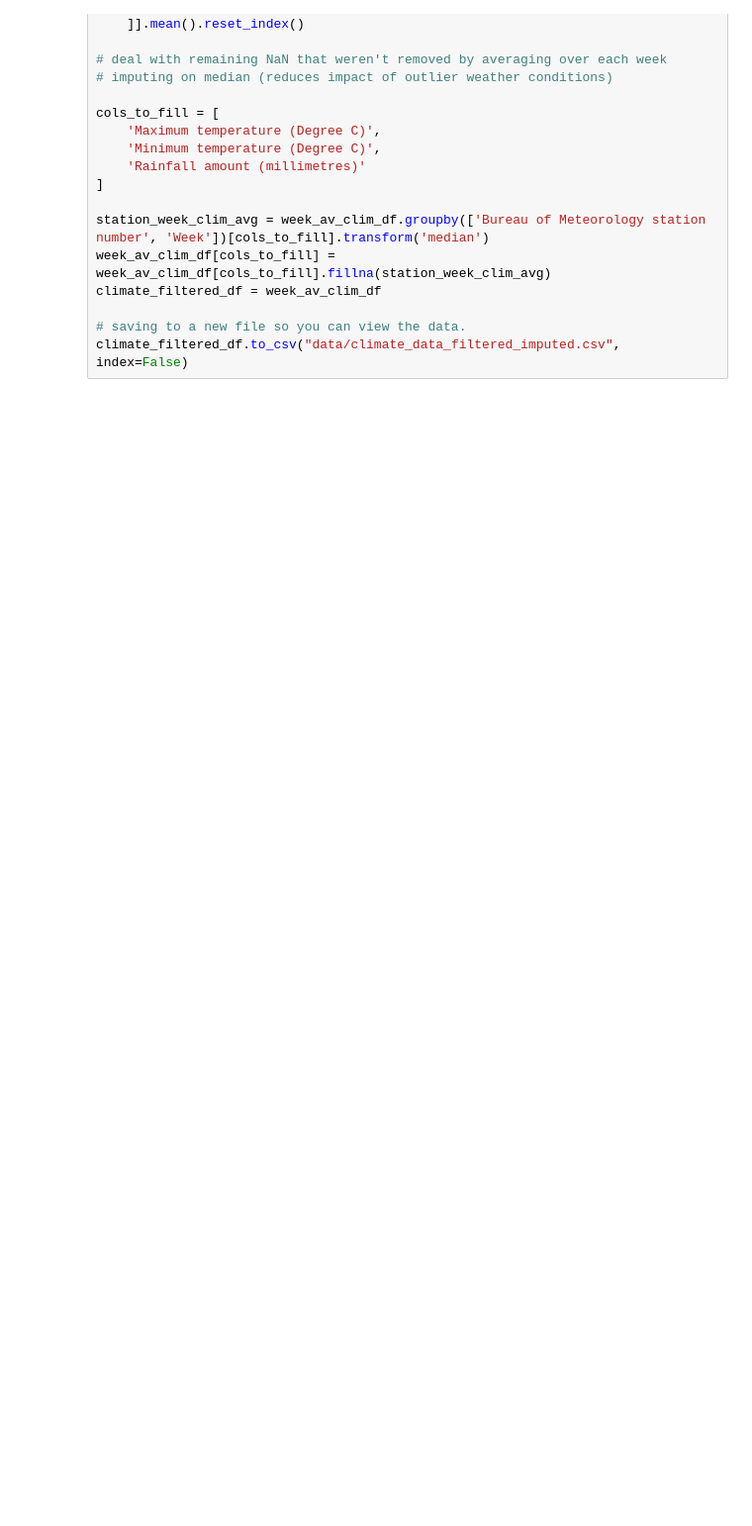
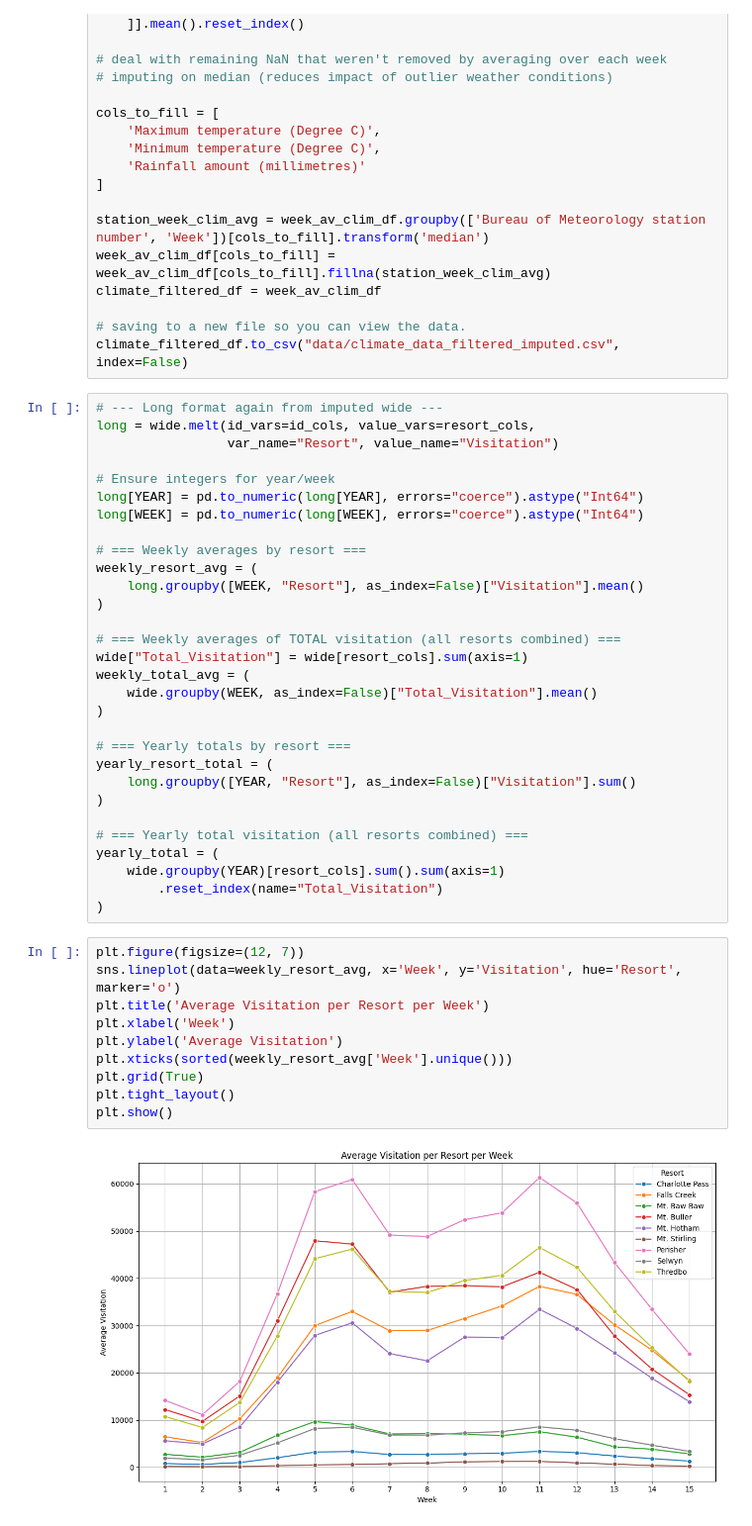
Before and after one commit to JamesGossy/imc_datathon, a Jupyter notebook: DataExploration_v2.ipynb, the cells around one changed output. Shown at 99% size. Cells and saved outputs as stored; diff of their text form; blank space fills up the shorter version.

Commit message:
Added data visualisations

```diff
--- a/DataExploration_v2.ipynb
+++ b/DataExploration_v2.ipynb
@@ -135,3 +137,45 @@ climate_filtered_df = week_av_clim_df
 
 # saving to a new file so you can view the data.
 climate_filtered_df.to_csv("data/climate_data_filtered_imputed.csv", index=False)
+# %%
+# --- Long format again from imputed wide ---
+long = wide.melt(id_vars=id_cols, value_vars=resort_cols,
+                 var_name="Resort", value_name="Visitation")
+
+# Ensure integers for year/week
+long[YEAR] = pd.to_numeric(long[YEAR], errors="coerce").astype("Int64")
+long[WEEK] = pd.to_numeric(long[WEEK], errors="coerce").astype("Int64")
+
+# === Weekly averages by resort ===
+weekly_resort_avg = (
+    long.groupby([WEEK, "Resort"], as_index=False)["Visitation"].mean()
+)
+
+# === Weekly averages of TOTAL visitation (all resorts combined) ===
+wide["Total_Visitation"] = wide[resort_cols].sum(axis=1)
+weekly_total_avg = (
+    wide.groupby(WEEK, as_index=False)["Total_Visitation"].mean()
+)
+
+# === Yearly totals by resort ===
+yearly_resort_total = (
+    long.groupby([YEAR, "Resort"], as_index=False)["Visitation"].sum()
+)
+
+# === Yearly total visitation (all resorts combined) ===
+yearly_total = (
+    wide.groupby(YEAR)[resort_cols].sum().sum(axis=1)
+        .reset_index(name="Total_Visitation")
+)
+# %%
+plt.figure(figsize=(12, 7))
+sns.lineplot(data=weekly_resort_avg, x='Week', y='Visitation', hue='Resort', marker='o')
+plt.title('Average Visitation per Resort per Week')
+plt.xlabel('Week')
+plt.ylabel('Average Visitation')
+plt.xticks(sorted(weekly_resort_avg['Week'].unique()))
+plt.grid(True)
+plt.tight_layout()
+plt.show()
+# %% [output]
+[figure, added]
```
Also changed, not shown: parts of 3 cells of this notebook.
